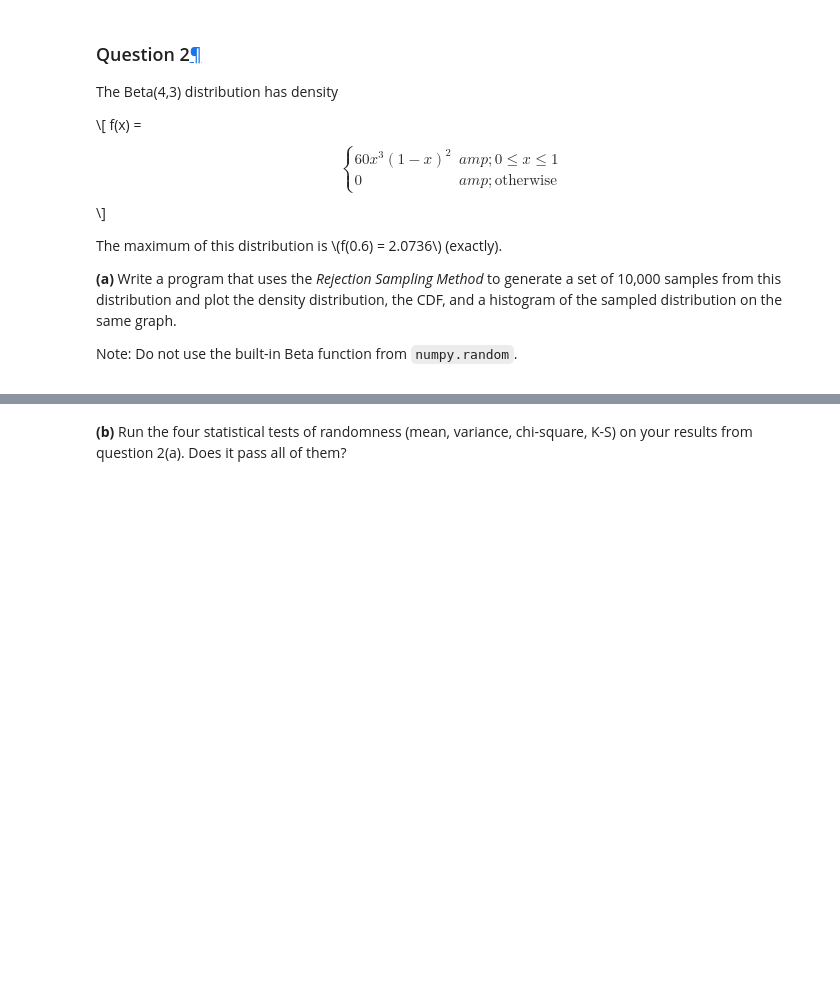
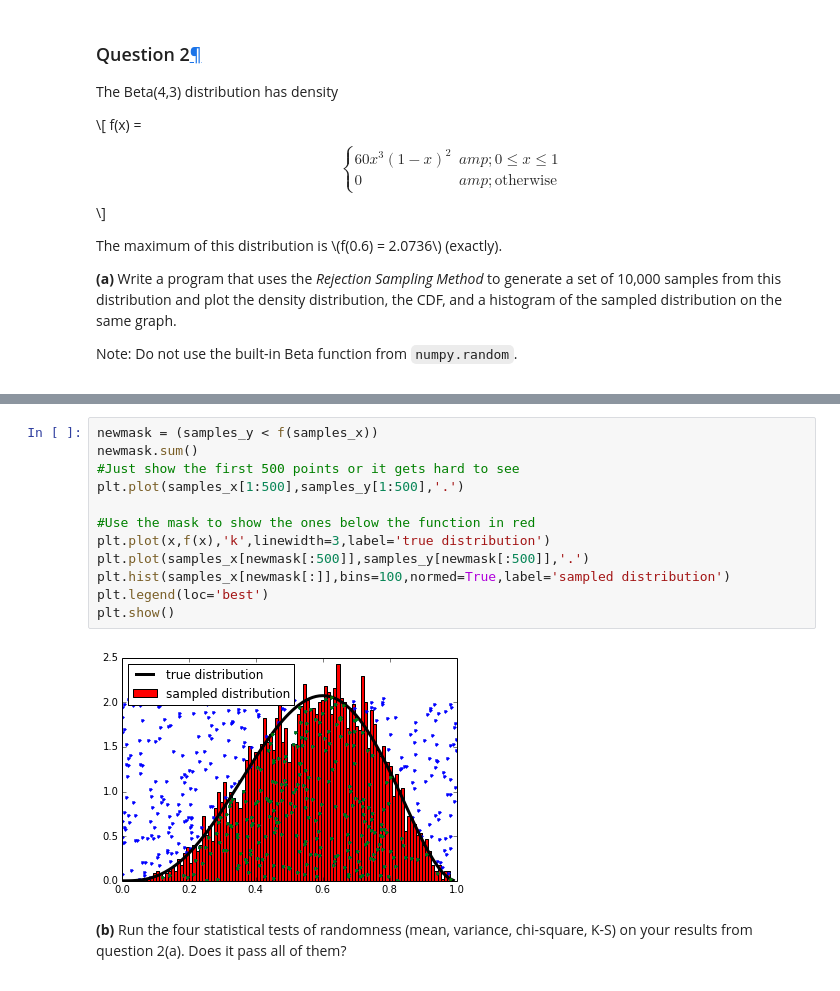
Before and after one commit to slewis06/PHYS202-S14, a Jupyter notebook: SciPy/RandomAndMCExercises.ipynb, the cells around one changed output, grey strips where cells are left out. Cells and saved outputs as stored; diff of their text form; blank space fills up the shorter version.

```diff
--- a/SciPy/RandomAndMCExercises.ipynb
+++ b/SciPy/RandomAndMCExercises.ipynb
@@ -59,3 +77,17 @@ F(x)= ∫x−∞f(t)dt
+# %%
+newmask = (samples_y < f(samples_x))
+newmask.sum()
+#Just show the first 500 points or it gets hard to see
+plt.plot(samples_x[1:500],samples_y[1:500],'.')
+
+#Use the mask to show the ones below the function in red
+plt.plot(x,f(x),'k',linewidth=3,label='true distribution')
+plt.plot(samples_x[newmask[:500]],samples_y[newmask[:500]],'.')
+plt.hist(samples_x[newmask[:]],bins=100,normed=True,label='sampled distribution')
+plt.legend(loc='best')
+plt.show()
+# %% [output]
+[figure, added]
 # %% [markdown]
 <div class="inner_cell">
 <div class="text_cell_render border-box-sizing rendered_html">
```
Also changed, not shown: parts of 4 cells of this notebook, 3 other files.
